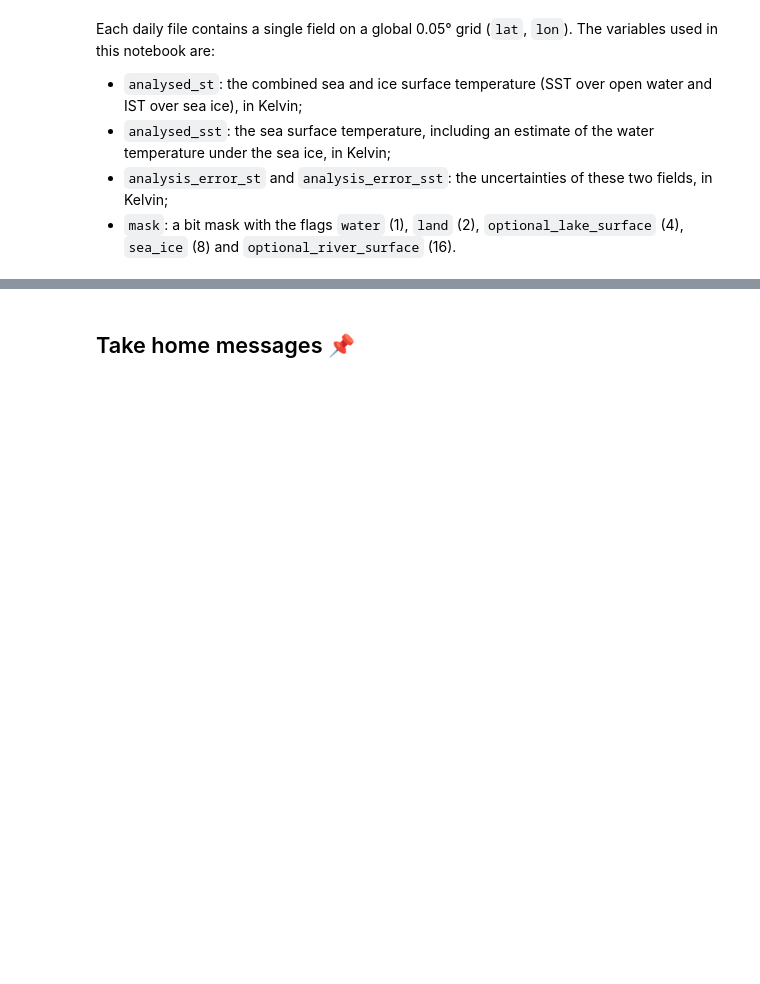
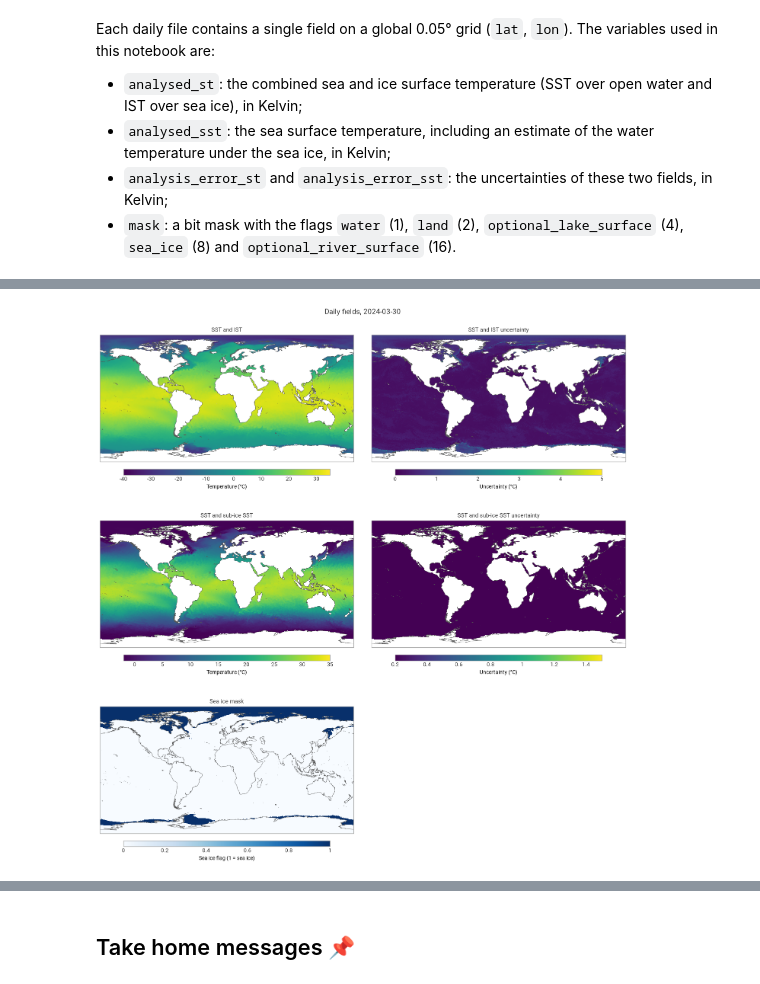
Before and after one commit to ecmwf-training/c3s-training-submodule-sat-obs-ocean, a Jupyter notebook: sea-surface-ice-surface-temperature.ipynb, the cells around one changed output, grey strips where cells are left out. Cells and saved outputs as stored; diff of their text form; code cells hidden in the pictures; blank space fills up the shorter version.

```diff
--- a/sea-surface-ice-surface-temperature.ipynb
+++ b/sea-surface-ice-surface-temperature.ipynb
@@ -364,0 +219,43 @@ for name, lat_range in regions.items():
+# %%
+# Settings defined by user: one entry per panel, keyed by the panel title
+daily_panels = {
+    "SST and IST": {
+        "field": st_degc,
+        "label": "Temperature (°C)",
+        "vmin": -40,
+        "vmax": 35,
+    },
+    "SST and IST uncertainty": {
+        "field": st_unc,
+        "label": "Uncertainty (°C)",
+        "vmin": 0,
+        "vmax": 5,
+    },
+    "SST and sub-ice SST": {
+        "field": sst_degc,
+        "label": "Temperature (°C)",
+        "vmin": -2,
+        "vmax": 35,
+    },
+    "SST and sub-ice SST uncertainty": {
+        "field": sst_unc,
+        "label": "Uncertainty (°C)",
+        "vmin": 0.2,
+        "vmax": 1.5,
+    },
+    "Sea ice mask": {
+        "field": sea_ice.astype(float),
+        "label": "Sea ice flag (1 = sea ice)",
+        "cmap": "Blues",
+        "vmin": 0,
+        "vmax": 1,
+    },
+}
+# %%
+fig = ekp.Figure(rows=3, columns=2, figsize=(14, 14), hspace=0.15, wspace=0.05)
+for title, panel in daily_panels.items():
+    draw_map(fig.add_map(), title=title, **panel)
+fig.title(f"Daily fields, {date_str}")
+fig.show()
+# %% [output]
+[figure, added]
```
Also changed, not shown: parts of 81 cells of this notebook, 4 other files.
